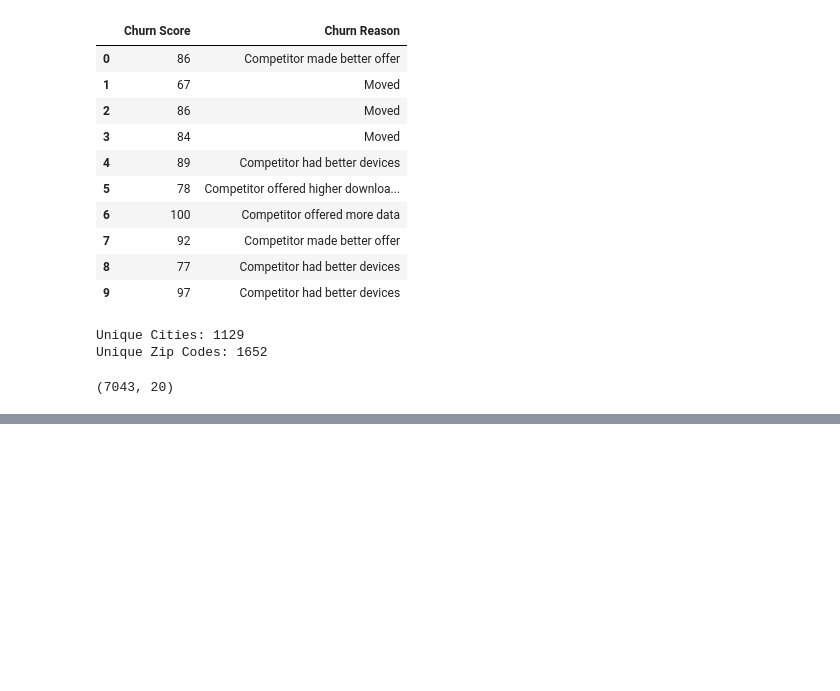
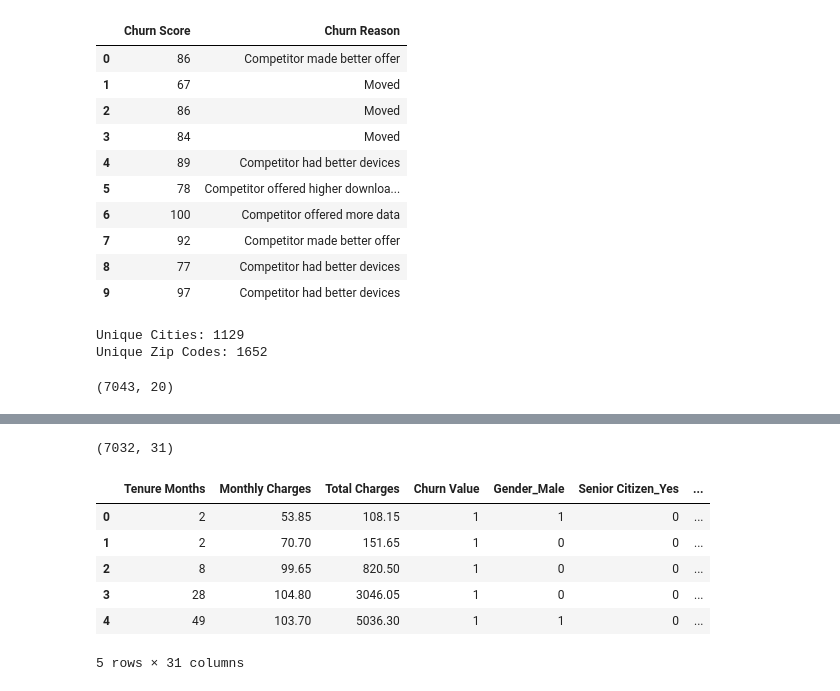
Before and after one commit to diksha-t/Customer-Churn-Prediction, a Jupyter notebook: notebooks/02_data_cleaning.ipynb, the cells around one changed output, grey strips where cells are left out. Drawn from its saved outputs; the diff is of its cells as text; code cells hidden in the pictures; blank space fills up the shorter version.

```diff
--- a/notebooks/02_data_cleaning.ipynb
+++ b/notebooks/02_data_cleaning.ipynb
@@ -123,0 +323,7 @@ df_clean.shape
+# %%
+# separate categorical and numerical columns
+categorical_cols = df_clean.select_dtypes(include=["object", "string"]).columns
+numerical_cols = df_clean.select_dtypes(include=["int64", "float64"]).columns
+
+print("Categorical Columns: ", categorical_cols)
+print("\nNumerical Columns: ", numerical_cols)
@@ -123,0 +361,17 @@ df_clean.shape
+# %%
+# encoding categorical columns, dummies takes textcategories and converts them into numbers
+df_encoded = pd.get_dummies(df_clean, columns=categorical_cols, drop_first=True, dtype=int)
+# %%
+df_encoded.shape
+# %% [output]
+(7032, 31)
+# %%
+df_encoded.head()
+# %% [output]
+|  | Tenure Months | Monthly Charges | Total Charges | Churn Value | Gender_Male | Senior Citizen_Yes | ... |
+| 0 | 2 | 53.85 | 108.15 | 1 | 1 | 0 | ... |
+| 1 | 2 | 70.70 | 151.65 | 1 | 0 | 0 | ... |
+| 2 | 8 | 99.65 | 820.50 | 1 | 0 | 0 | ... |
+| 3 | 28 | 104.80 | 3046.05 | 1 | 0 | 0 | ... |
+| 4 | 49 | 103.70 | 5036.30 | 1 | 1 | 0 | ... |
+5 rows × 31 columns
```
Also changed, not shown: parts of 19 cells of this notebook.
